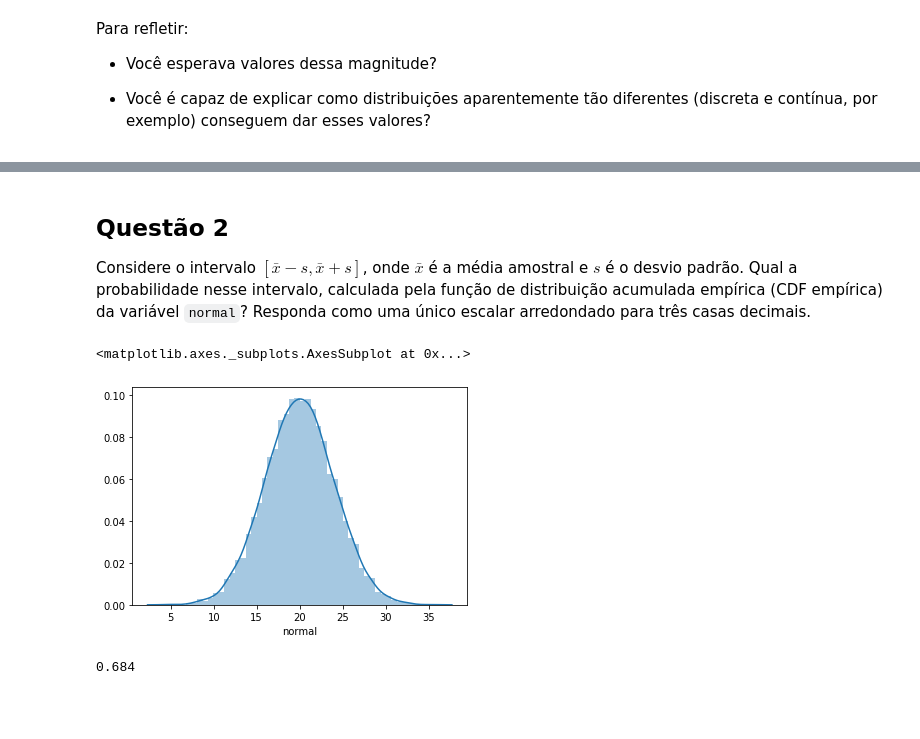
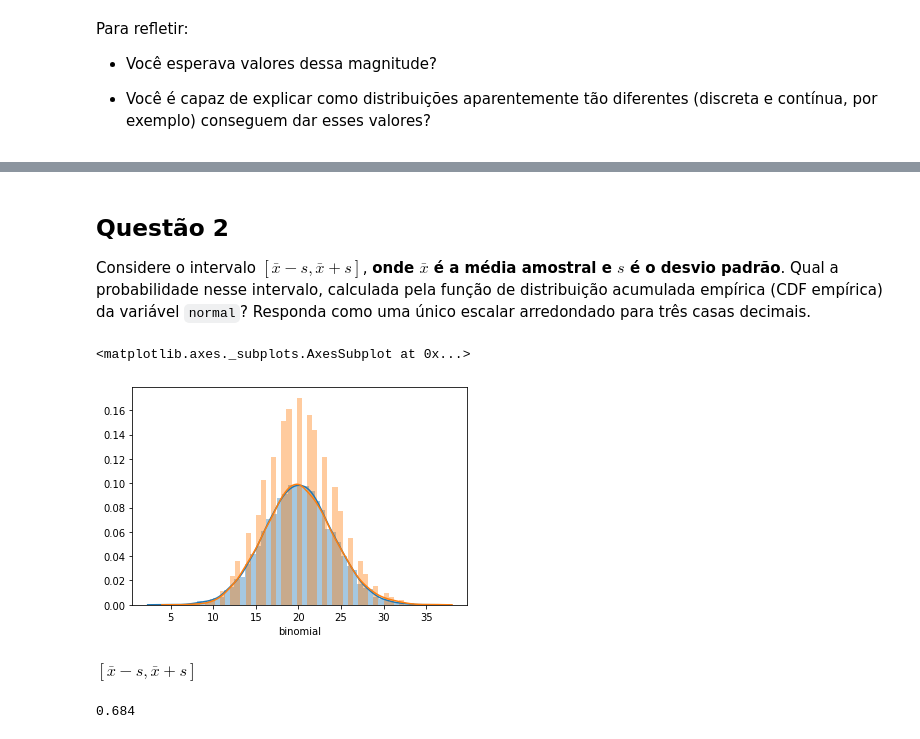
Before and after one commit to brunalimap/AceleraDev_DataScience, a Jupyter notebook: Semana 4/main.ipynb, the cells around one changed output, grey strips where cells are left out. Drawn from its saved outputs; the diff is of its cells as text; code cells hidden in the pictures; blank space fills up the shorter version.

```diff
--- a/Semana 4/main.ipynb
+++ b/Semana 4/main.ipynb
@@ -86,9 +95,10 @@ Para refletir:
 # %% [markdown]
 ## Questão 2
 
-Considere o intervalo $[\bar{x} - s, \bar{x} + s]$, onde $\bar{x}$ é a média amostral e $s$ é o desvio padrão. Qual a probabilidade nesse intervalo, calculada pela função de distribuição acumulada empírica (CDF empírica) da variável `normal`? Responda como uma único escalar arredondado para três casas decimais.
+Considere o intervalo $[\bar{x} - s, \bar{x} + s]$, **onde $\bar{x}$ é a média amostral e $s$ é o desvio padrão**. Qual a probabilidade nesse intervalo, calculada pela função de distribuição acumulada empírica (CDF empírica) da variável `normal`? Responda como uma único escalar arredondado para três casas decimais.
 # %%
 sns.distplot(dataframe.normal)
+sns.distplot(dataframe.binomial)
 # %% [output]
 <matplotlib.axes._subplots.AxesSubplot at 0x...>
-[figure, old version]
+[figure, new version]
@@ -102,6 +110,8 @@ sns.distplot(dataframe.normal)
 # Limite do intervalo inferior
 # Cria ECDF
 # Probabilidade
+# %% [markdown]
+$[\bar{x} - s, \bar{x} + s]$
 # %%
 def q2():
     # Retorne aqui o resultado da questão 2.
```
Also changed, not shown: parts of 33 cells of this notebook.
